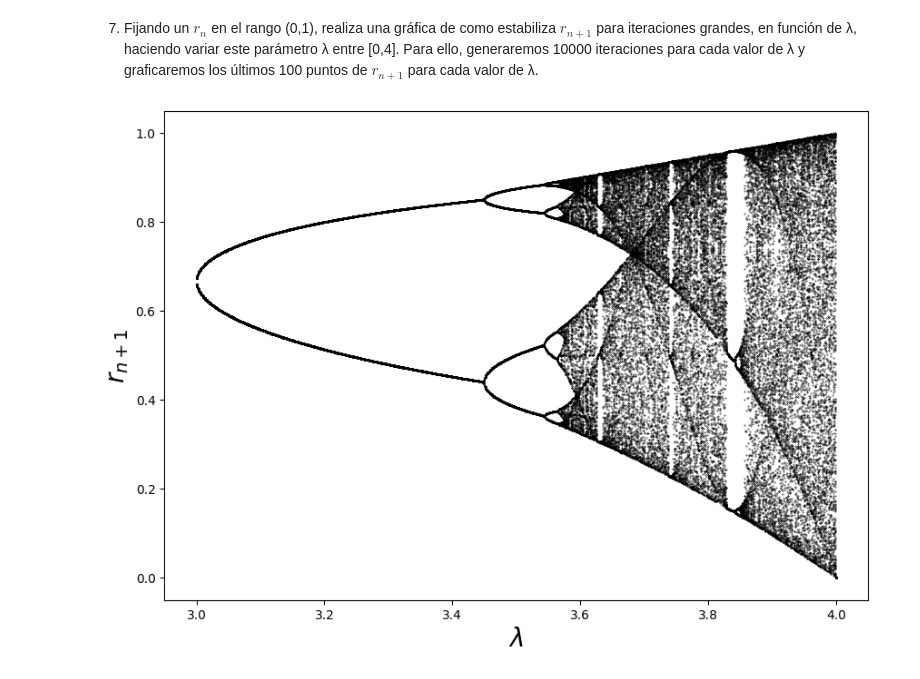
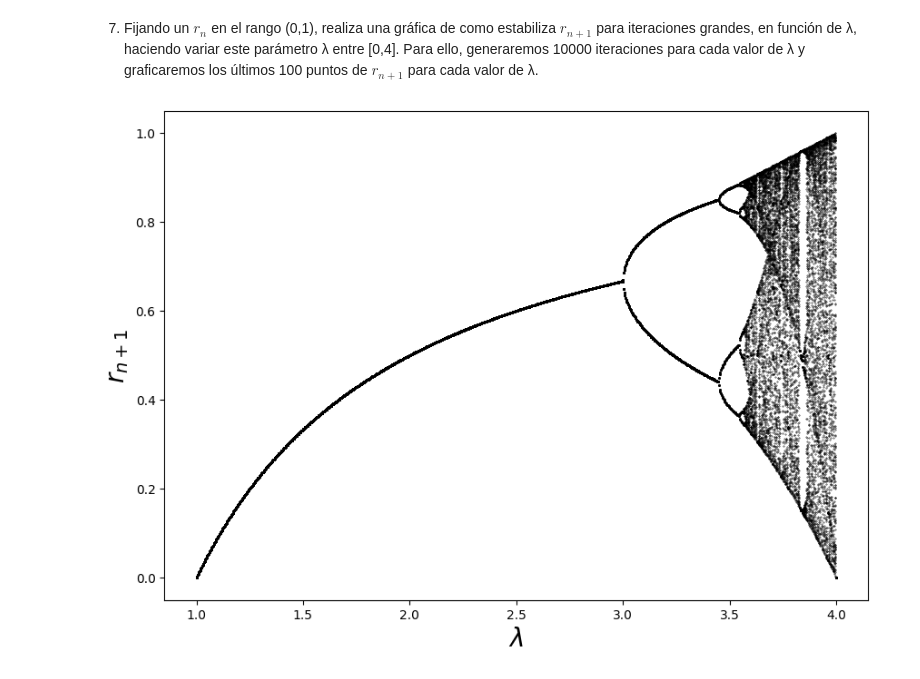
Before and after one commit to joseflix/DocenciaUAB, a Jupyter notebook: MN1/2022_2023/ClasePython/Universalidad_de_Feigenbaum_(Solucions).ipynb, the cells around one changed output. Cells and saved outputs as stored; diff of their text form; code cells hidden in the pictures.

```diff
--- a/MN1/2022_2023/ClasePython/Universalidad_de_Feigenbaum_(Solucions).ipynb
+++ b/MN1/2022_2023/ClasePython/Universalidad_de_Feigenbaum_(Solucions).ipynb
@@ -81,7 +81,7 @@ lm=[]
 iter.append(1)
 lm.append(r_n)
 
-for i in range(2,1002):
+for i in range(2,1001):
   r_n1=logistic_map(r_n, l)
   r_n=r_n1
   iter.append(i)
@@ -158,19 +158,19 @@ plt.show()
 # %%
 plt.figure(figsize=(10, 7))
 
-for l in np.linspace(3,4,1000):
+for l in np.linspace(1,4,1000):
   r_n=0.5
   iter=[]
   rn=[]
-  for i in range(0,1000):
+  for i in range(0,10000):
     rn1=logistic_map(r_n, l)
     iter.append(l)
     rn.append(rn1)
     r_n=rn1
   plt.scatter(iter[-100:],rn[-100:],s=0.1, c='k')
 
 plt.xlabel(r'$\lambda$',fontsize=20)
 plt.ylabel(r'$r_{n+1}$',fontsize=20)
 plt.show()
 # %% [output]
-[figure, old version]
+[figure, new version]
```
Also changed, not shown: parts of 1 cell of this notebook.
